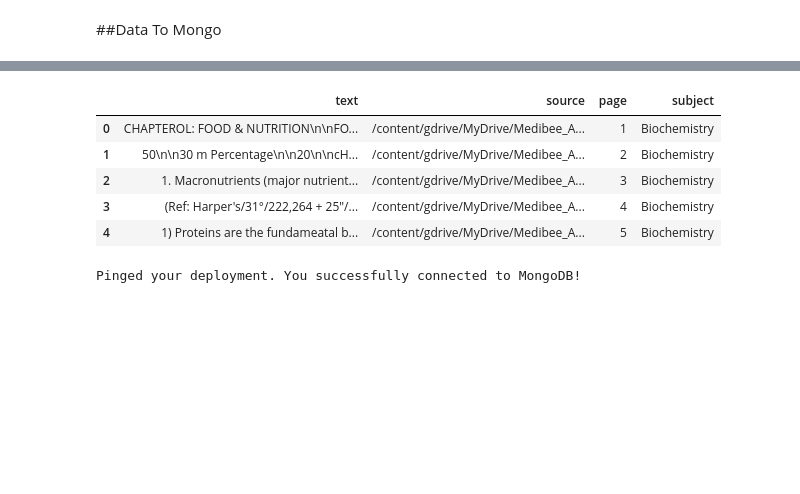
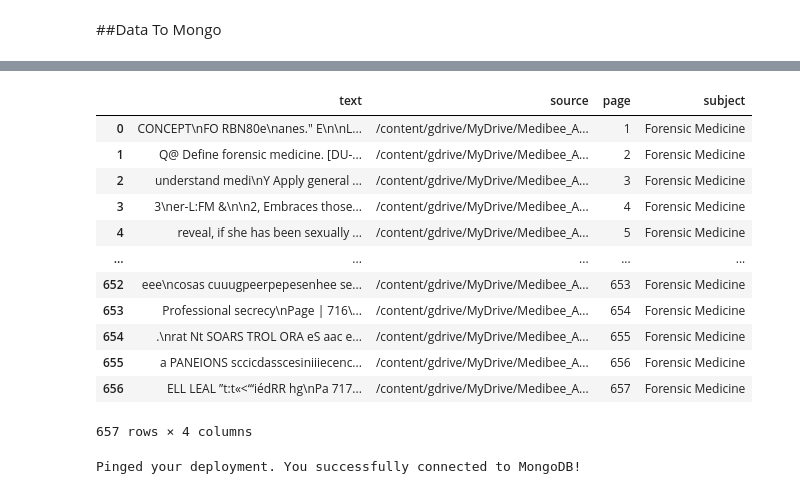
Before and after one commit to Samin-Sadaf7/QuestionAnswerGenerator, a Jupyter notebook: Medibee_AI_Integration.ipynb, the cells around one changed output, grey strips where cells are left out. Cells and saved outputs as stored; diff of their text form; code cells hidden in the pictures; blank space fills up the shorter version.

```diff
--- a/Medibee_AI_Integration.ipynb
+++ b/Medibee_AI_Integration.ipynb
@@ -235,7 +202,7 @@ import textwrap
 # %% [markdown]
 ##Splitting PDF
 # %%
-pdf_path = "/content/gdrive/MyDrive/Medibee_AI_contents/1st Prof/Biochemistry/Guide/Biochemistry 1st Paper (Arif Guide).pdf"
+pdf_path = "/content/gdrive/MyDrive/Medibee_AI_contents/3rd Prof/Pharmacology/Guide/blue print pharma .pdf"
 # %%
 def split_pdf(file_path, chunk_size, chunk_overlap):
     loader = PyPDFLoader(file_path)
@@ -423,6 +374,6 @@ file_path ="/content/gdrive/MyDrive/Medibee_AI_contents/1st Prof/Biochemistry/Gu
 save_text_list_to_file(extracted_texts, file_path)
 # %%
-file_path = '/content/gdrive/MyDrive/Medibee_AI_contents/1st Prof/Biochemistry/Guide/Biochemistry 2nd paper.txt'
+file_path = '/content/gdrive/MyDrive/Medibee_AI_contents/2nd Prof/Forensic Medicine/Guide/Concept Forensic Medicine.txt'
 # %% [markdown]
 ##Data To Mongo
 # %%
@@ -437,7 +388,7 @@ for doc in docs:
         'text': doc.page_content,
         'source': doc.metadata['source'],
         'page': doc.metadata['page'],
-        'subject': 'Biochemistry'
+        'subject': 'Pharmacology'
     })
 
 # Create DataFrame
@@ -456,7 +412,7 @@ for doc in docs:
         'text': doc.page_content,
         'source': file_path,
         'page': i+1,
-        'subject': 'Biochemistry'
+        'subject': 'Forensic Medicine'
     })
     i+=1
 
@@ -464,14 +420,21 @@ for doc in docs:
 df = pd.DataFrame(data)
 # %%
 #For imaged pdf
-df.head()
+df
 # %% [output]
 |  | text | source | page | subject |
-| 0 | CHAPTEROL: FOOD & NUTRITION\n\nFO... | /content/gdrive/MyDrive/Medibee_A... | 1 | Biochemistry |
-| 1 | 50\n\n30 m Percentage\n\n20\n\ncH... | /content/gdrive/MyDrive/Medibee_A... | 2 | Biochemistry |
-| 2 | 1. Macronutrients (major nutrient... | /content/gdrive/MyDrive/Medibee_A... | 3 | Biochemistry |
-| 3 | (Ref: Harper's/31°/222,264 + 25"/... | /content/gdrive/MyDrive/Medibee_A... | 4 | Biochemistry |
-| 4 | 1) Proteins are the fundameatal b... | /content/gdrive/MyDrive/Medibee_A... | 5 | Biochemistry |
+| 0 | CONCEPT\nFO RBN80e\nanes." E\n\nL... | /content/gdrive/MyDrive/Medibee_A... | 1 | Forensic Medicine |
+| 1 | Q@ Define forensic medicine. [DU-... | /content/gdrive/MyDrive/Medibee_A... | 2 | Forensic Medicine |
+| 2 | understand medi\nY Apply general ... | /content/gdrive/MyDrive/Medibee_A... | 3 | Forensic Medicine |
+| 3 | 3\ner-L:FM &\n\n2, Embraces those... | /content/gdrive/MyDrive/Medibee_A... | 4 | Forensic Medicine |
+| 4 | reveal, if she has been sexually ... | /content/gdrive/MyDrive/Medibee_A... | 5 | Forensic Medicine |
+| ... | ... | ... | ... | ... |
+| 652 | eee\ncosas cuuugpeerpepesenhee se... | /content/gdrive/MyDrive/Medibee_A... | 653 | Forensic Medicine |
+| 653 | Professional secrecy\nPage | 716\... | /content/gdrive/MyDrive/Medibee_A... | 654 | Forensic Medicine |
+| 654 | .\nrat Nt SOARS TROL ORA eS aac e... | /content/gdrive/MyDrive/Medibee_A... | 655 | Forensic Medicine |
+| 655 | a PANEIONS sccicdasscesiniiiecenc... | /content/gdrive/MyDrive/Medibee_A... | 656 | Forensic Medicine |
+| 656 | ELL LEAL ”t:t«<“‘iédRR hg\nPa 717... | /content/gdrive/MyDrive/Medibee_A... | 657 | Forensic Medicine |
+657 rows × 4 columns
 # %%
 from pymongo.mongo_client import MongoClient
 from pymongo.server_api import ServerApi
```
Also changed, not shown: parts of 35 cells of this notebook.
